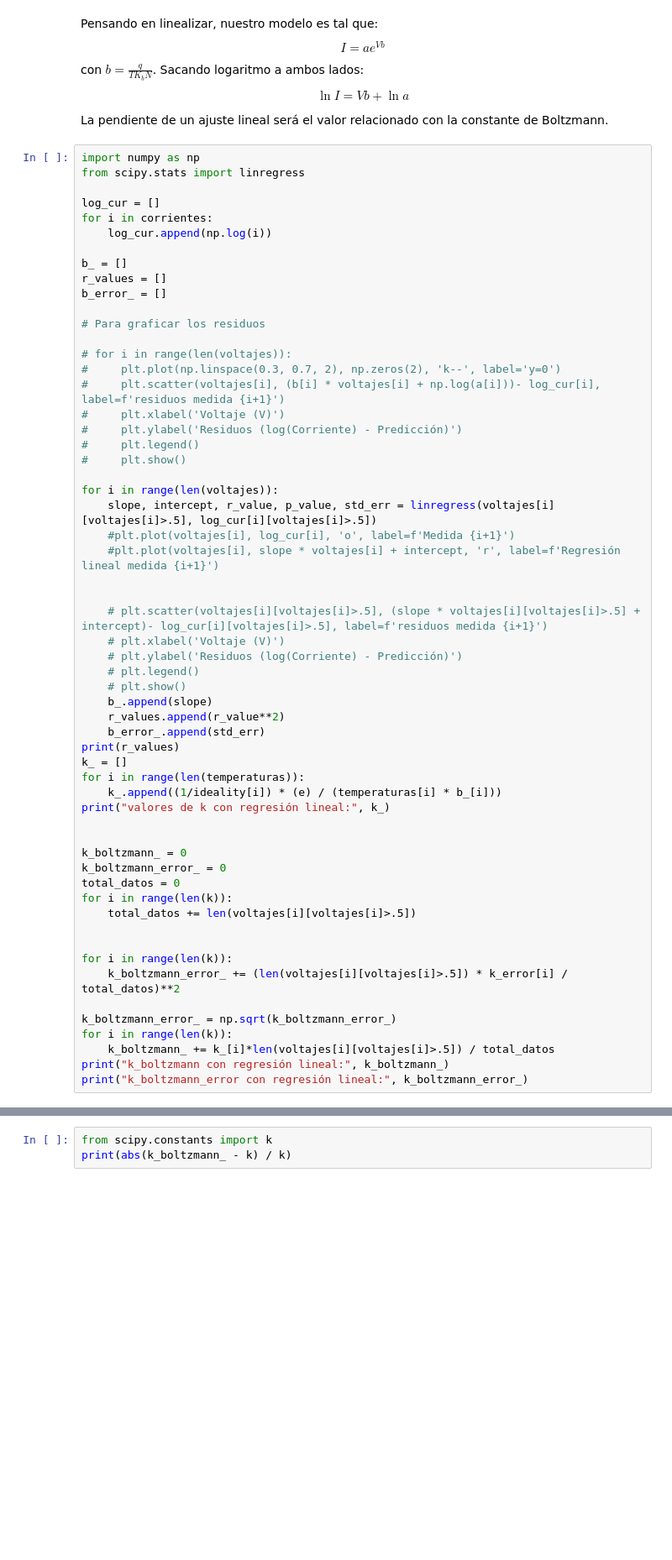
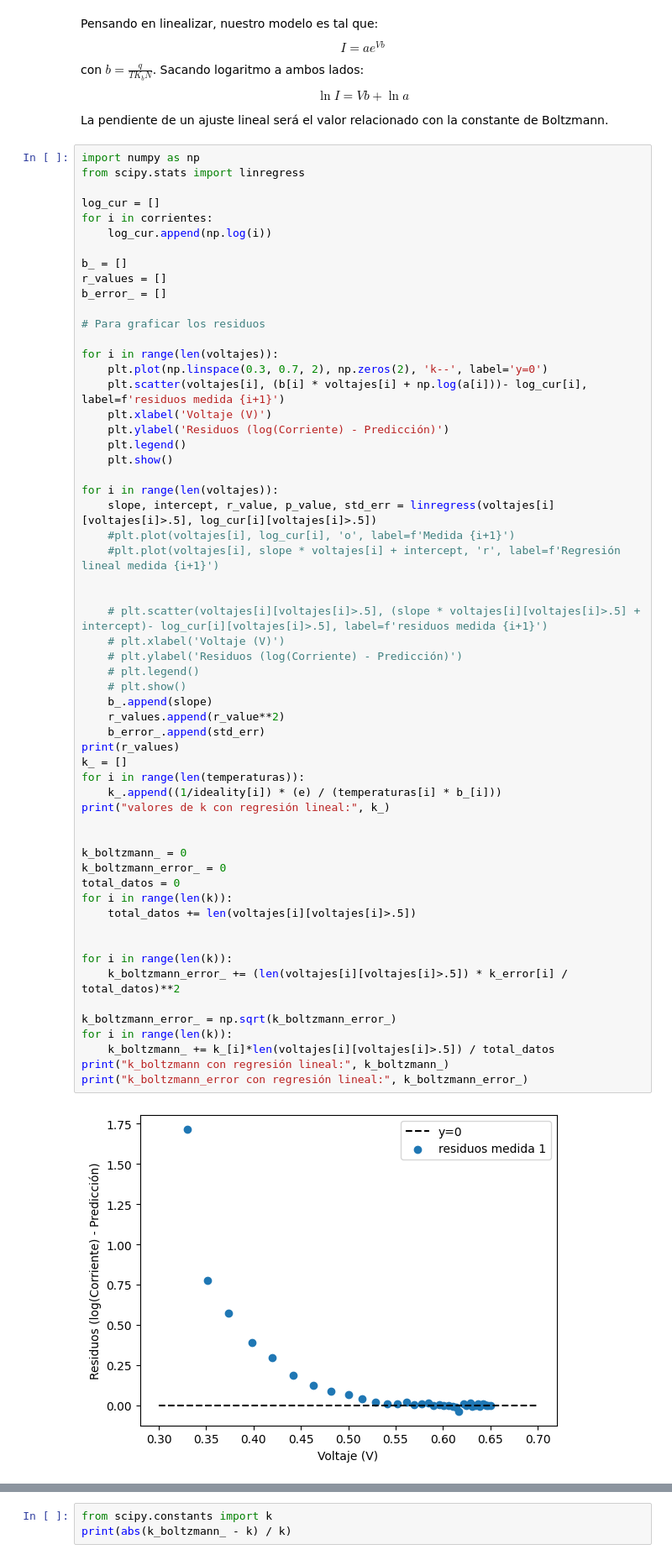
Before and after one commit to JosetoCa/Experimental-IV, a Jupyter notebook: Untitled-1.ipynb, the cells around one changed output, grey strips where cells are left out. Shown at 84% size. Saved outputs shown, nothing was run; the diff lists cells and outputs as text; blank space fills up the shorter version.

```diff
--- a/Untitled-1.ipynb
+++ b/Untitled-1.ipynb
@@ -258,13 +258,13 @@ b_error_ = []
 
 # Para graficar los residuos
 
-# for i in range(len(voltajes)):
-#     plt.plot(np.linspace(0.3, 0.7, 2), np.zeros(2), 'k--', label='y=0')
-#     plt.scatter(voltajes[i], (b[i] * voltajes[i] + np.log(a[i]))- log_cur[i], label=f'residuos medida {i+1}')
-#     plt.xlabel('Voltaje (V)')
-#     plt.ylabel('Residuos (log(Corriente) - Predicción)')
-#     plt.legend()
-#     plt.show()
+for i in range(len(voltajes)):
+    plt.plot(np.linspace(0.3, 0.7, 2), np.zeros(2), 'k--', label='y=0')
+    plt.scatter(voltajes[i], (b[i] * voltajes[i] + np.log(a[i]))- log_cur[i], label=f'residuos medida {i+1}')
+    plt.xlabel('Voltaje (V)')
+    plt.ylabel('Residuos (log(Corriente) - Predicción)')
+    plt.legend()
+    plt.show()
 
 for i in range(len(voltajes)):
     slope, intercept, r_value, p_value, std_err = linregress(voltajes[i][voltajes[i]>.5], log_cur[i][voltajes[i]>.5])
@@ -276,30 +276,31 @@ for i in range(len(voltajes)):
     # plt.xlabel('Voltaje (V)')
     # plt.ylabel('Residuos (log(Corriente) - Predicción)')
     # plt.legend()
     # plt.show()
     b_.append(slope)
     r_values.append(r_value**2)
     b_error_.append(std_err)
 print(r_values)
 k_ = []
 for i in range(len(temperaturas)):
     k_.append((1/ideality[i]) * (e) / (temperaturas[i] * b_[i]))
 print("valores de k con regresión lineal:", k_)
 
 
 k_boltzmann_ = 0
 k_boltzmann_error_ = 0
 total_datos = 0
 for i in range(len(k)):
     total_datos += len(voltajes[i][voltajes[i]>.5])
 
 
 for i in range(len(k)):
     k_boltzmann_error_ += (len(voltajes[i][voltajes[i]>.5]) * k_error[i] / total_datos)**2
 
 k_boltzmann_error_ = np.sqrt(k_boltzmann_error_)
 for i in range(len(k)):
     k_boltzmann_ += k_[i]*len(voltajes[i][voltajes[i]>.5]) / total_datos
 print("k_boltzmann con regresión lineal:", k_boltzmann_)
 print("k_boltzmann_error con regresión lineal:", k_boltzmann_error_)
 # %% [output]
+[figure, added]
```
Also changed, not shown: parts of 1 cell of this notebook.
